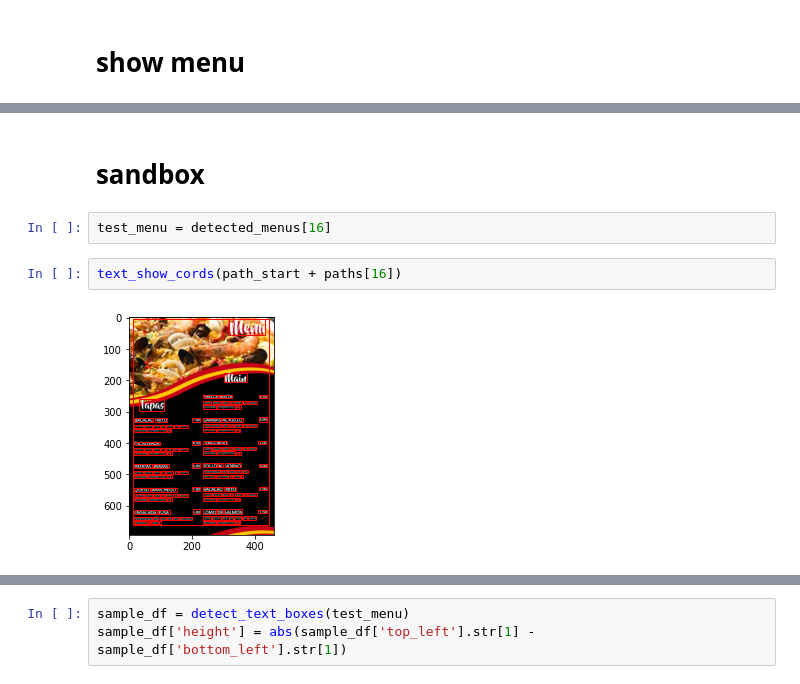
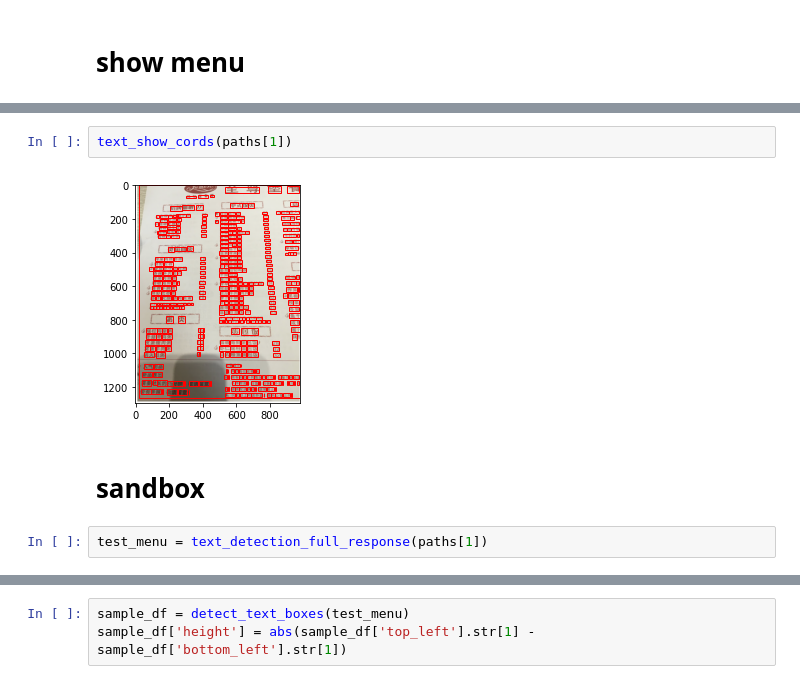
Before and after one commit to nguyenngocyennga/menu_me, a Jupyter notebook: notebooks/alan_apis_and_menu_stripper_workbook.ipynb, the cells around one changed output, grey strips where cells are left out. Cells and saved outputs as stored; diff of their text form.

```diff
--- a/notebooks/alan_apis_and_menu_stripper_workbook.ipynb
+++ b/notebooks/alan_apis_and_menu_stripper_workbook.ipynb
@@ -439,8 +387,8 @@ plt.imshow(img)
+# %%
+text_show_cords(paths[1])
+# %% [output]
+[figure, added]
 # %% [markdown]
 # sandbox
-# %%
-test_menu = detected_menus[16]
-# %%
-text_show_cords(path_start + paths[16])
-# %% [output]
-[figure, removed]
+# %%
+test_menu = text_detection_full_response(paths[1])
```
Also changed, not shown: parts of 25 cells of this notebook, 2 other files.
